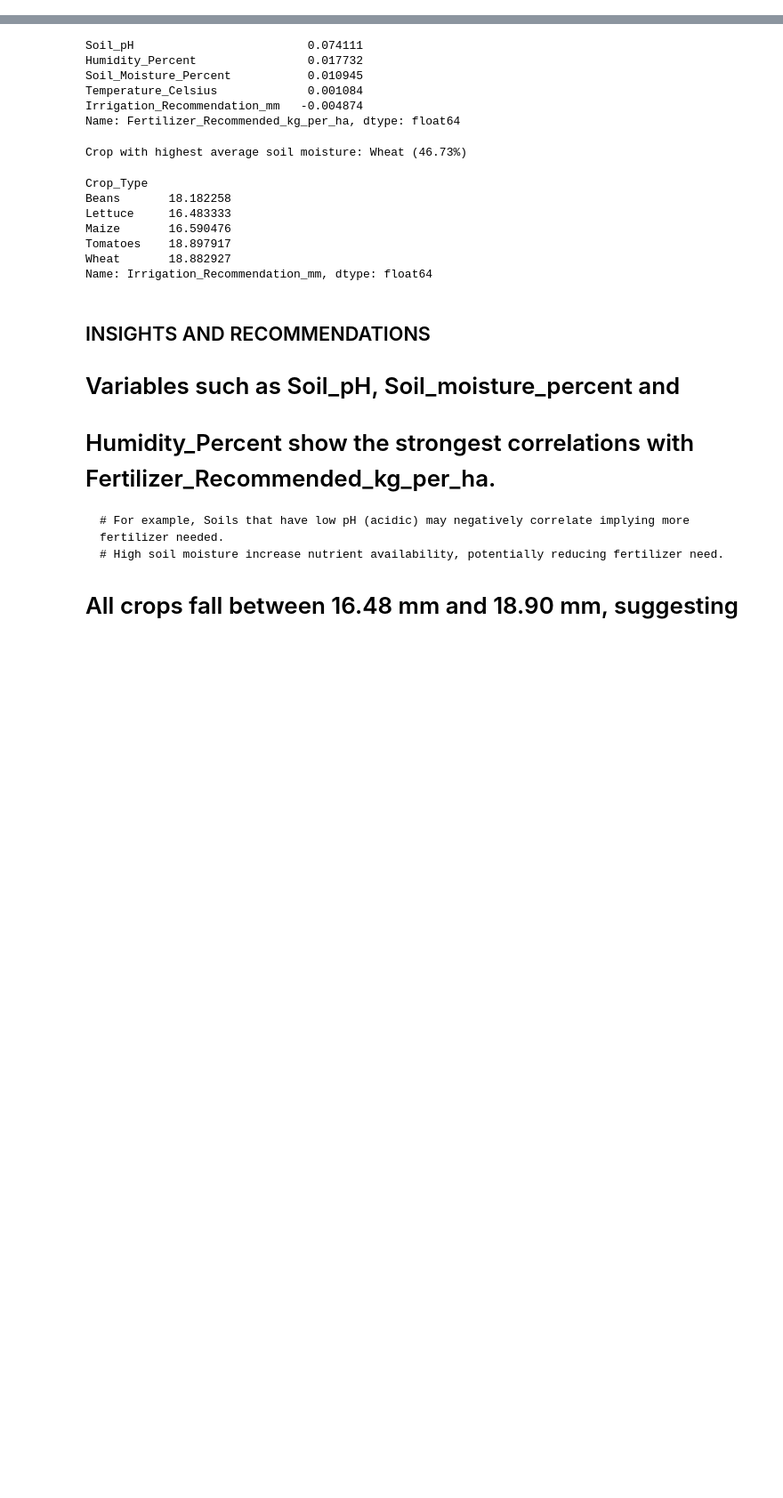
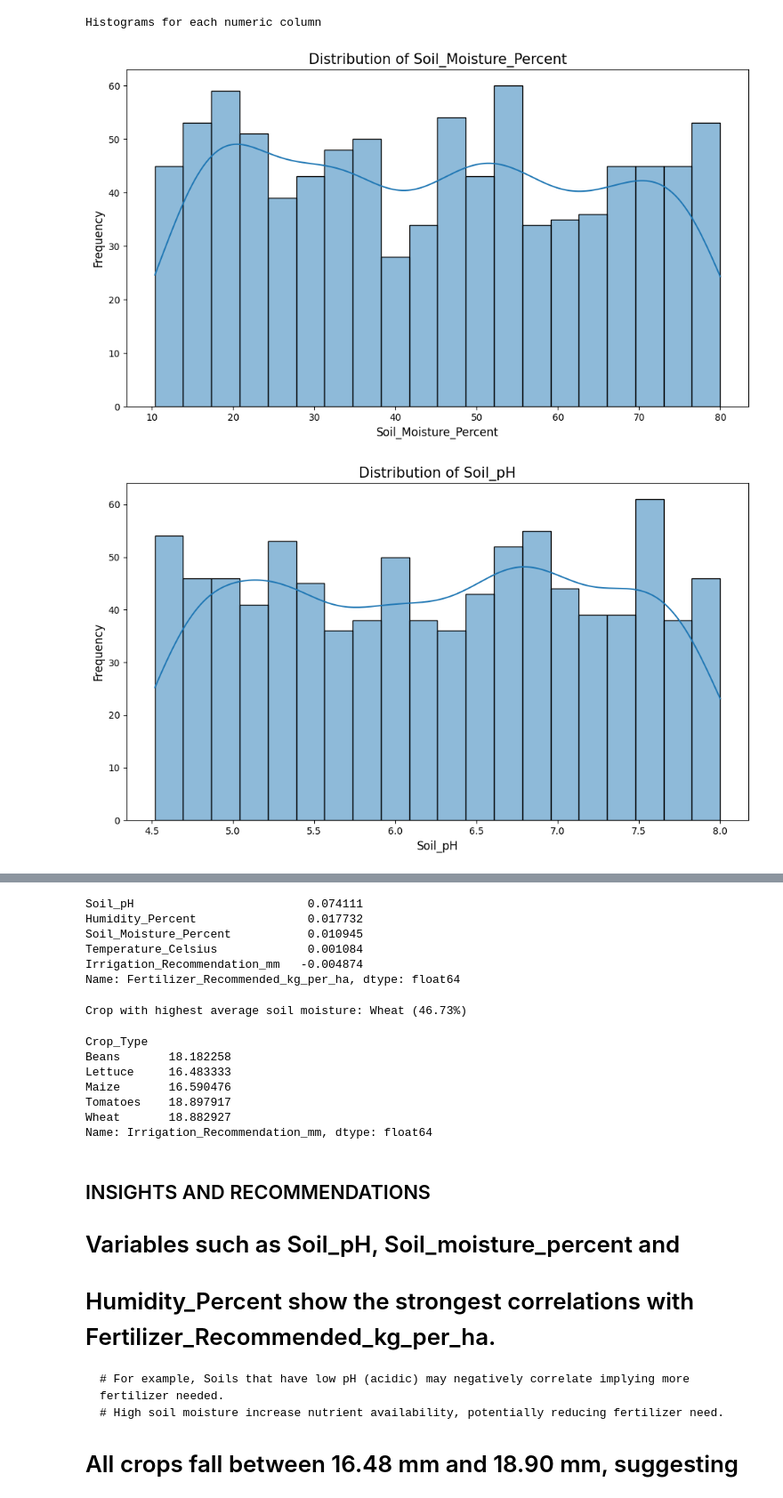
Before and after one commit to isiolilyGit/LEARNDATASCIENCE, a Jupyter notebook: assignment5.ipynb, the cells around one changed output, grey strips where cells are left out. Shown at 89% size. Cells and saved outputs as stored; diff of their text form; code cells hidden in the pictures; blank space fills up the shorter version.

Commit message:
Re-did the histograms

```diff
--- a/assignment5.ipynb
+++ b/assignment5.ipynb
@@ -66,42 +66,34 @@ print("\nCleaned data saved to 'cleaned_climate_action_data.csv'")
 # %%
 import pandas as pd
 import matplotlib.pyplot as plt
 import seaborn as sns
 
 new_data_frame = pd.read_csv('cleaned_precision_agriculture_data.csv')
 
-plt.figure(figsize=(15, 10))
+numerical_cols = ['Soil_Moisture_Percent', 'Soil_pH','Temperature_Celsius',
+                'Humidity_Percent', 'Fertilizer_Recommended_kg_per_ha', 'Irrigation_Recommendation_mm']
+
+#check if the columns exist in the cleaned dataset
+missing_cols = [col for col in numerical_cols if col not in new_data_frame.columns]
+if missing_cols:
+    print(f"Error: The following columns are missing from the cleaned dataset: {missing_cols}")
+    print(f"Columns available: {new_data_frame.columns.tolist()}")
+
+    exit() # if columns are missing
+
+    plt.style.use('seaborn-v0_8-whitegrid')
 
 #Histograms for numeric variables
-#  ['Soil_Moisture_Percent', 'Soil_pH','Temperature_Celsius',
-# 'Humidity_Percent', 'Fertilizer_Recommended_kg_per_ha', 'Irrigation_Recommendation_mm']
-
-#Soil_Moisture_Percent
-plt.subplot(2, 2, 2)
-sns.histplot(new_data_frame['Soil_Moisture_Percent'], bins=30, kde=True)
-plt.title('Histogram for Soil_Moisture_Percent')
-
-#Soil_pH
-plt.subplot(2, 2, 1)
-sns.histplot(new_data_frame['Soil_pH'], bins=30, kde=True)
-plt.title('Histogram for Soil_pH')
-
-#Temperature_Celsius
-plt.subplot(2, 1, 2)
-sns.histplot(new_data_frame['Temperature_Celsius'], bins=30, kde=True)
-plt.title('Histogram for Temperature_Celsius')
-
-#Humidity_Percent
-plt.subplot(1, 2, 2)
-sns.histplot(new_data_frame['Humidity_Percent'], bins=30, kde=True)
-plt.title('Histogram for Humidity_Percent')
-
-#Fertilizer_Recommended_kg_per_ha
-plt.subplot(2, 1, 1)
-sns.histplot(new_data_frame['Fertilizer_Recommended_kg_per_ha'], bins=30, kde=True)
-plt.title('Histogram for Fertilizer_Recommended_kg_per_ha')
-
-#Irrigation_Recommendation_mm
-plt.subplot(2, 2, 1)
-sns.histplot(new_data_frame['Irrigation_Recommendation_mm'], bins=30, kde=True)
-plt.title('Histogram for Irrigation_Recommendation_mm')
+print("\nHistograms for each numeric column")
+for column in numerical_cols:
+    plt.subplots(figsize=(10, 6))
+    sns.histplot(new_data_frame[column], kde=True, bins=20)
+    plt.title(f"Distribution of {column}", fontsize=15)
+    plt.xlabel(column, fontsize=12)
+    plt.ylabel("Frequency", fontsize=12)
+    plt.tight_layout()
+    plt.show()
+# %% [output]
+Histograms for each numeric column
+[figure, added]
+[figure, added]
```
Also changed, not shown: parts of 1 cell of this notebook.
